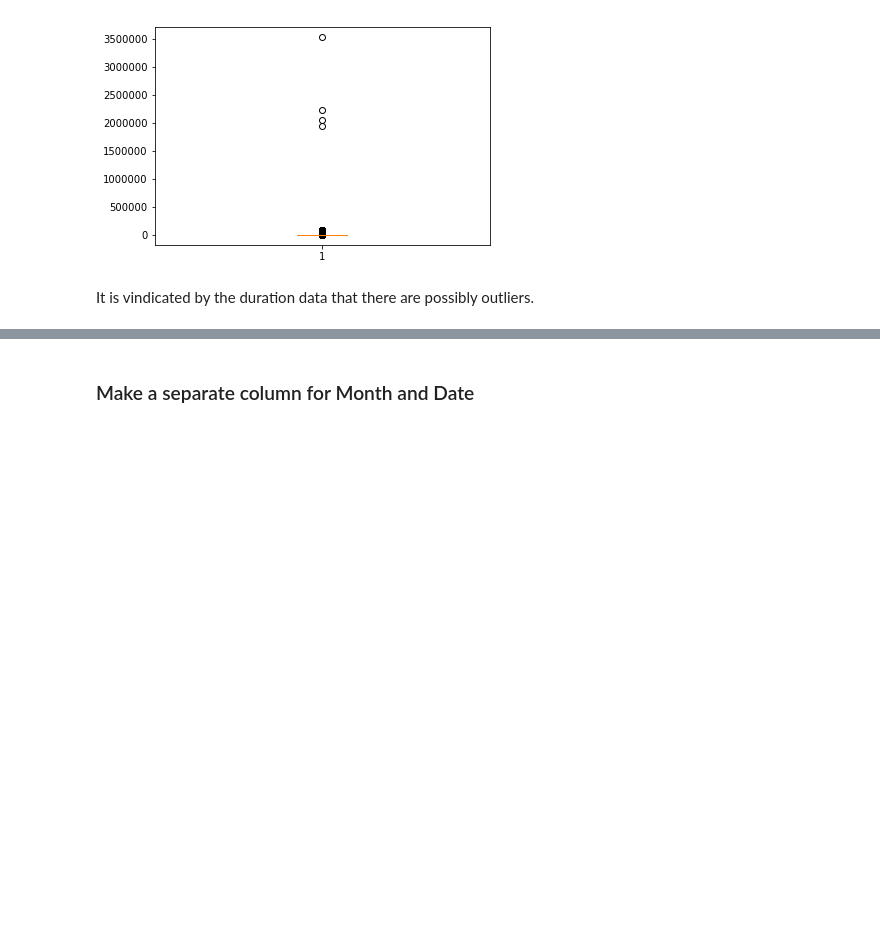
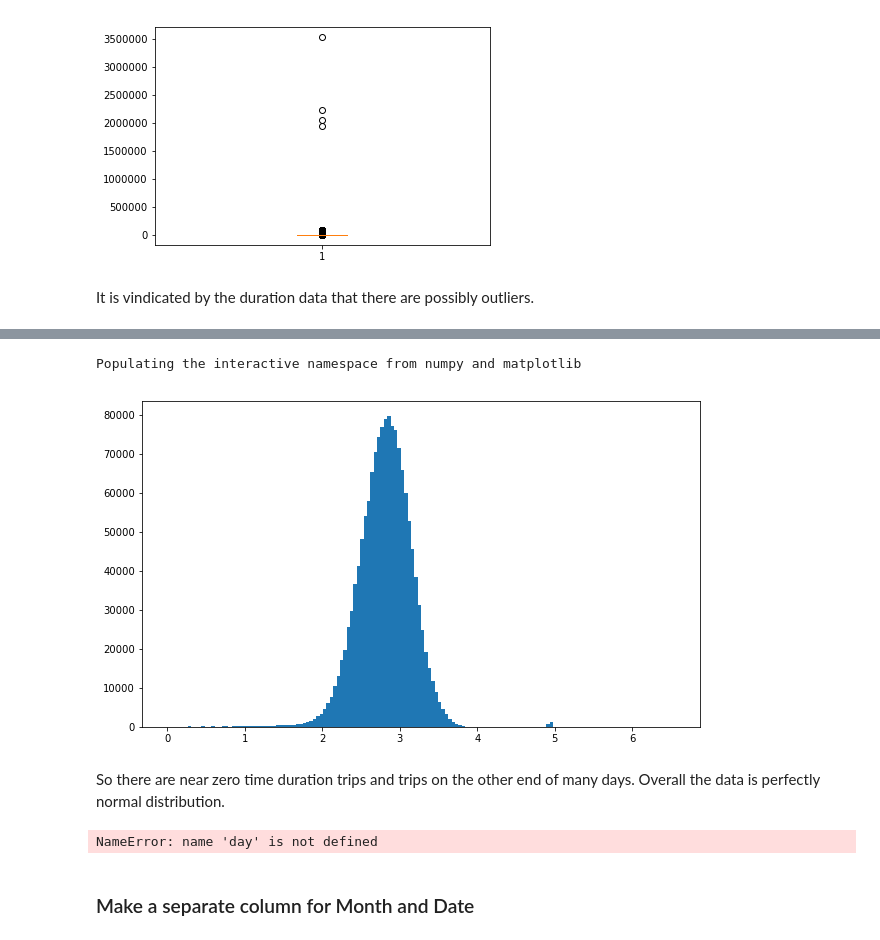
Before and after one commit to jadoonengr/Kaggle-Taxi-NYC, a Jupyter notebook: NYX_Taxi.ipynb, the cells around one changed output, grey strips where cells are left out. Cells and saved outputs as stored; diff of their text form; code cells hidden in the pictures; blank space fills up the shorter version.

```diff
--- a/NYX_Taxi.ipynb
+++ b/NYX_Taxi.ipynb
@@ -220,7 +243,4 @@ dtype: int64
 # %%
-target = train['trip_duration'].values
-combined = train.copy()
-combined.drop(['trip_duration'], axis=1, inplace=True)
-#combined = combined.append(test)
+#combined.drop(['dropoff_datetime'], axis=1, inplace=True)
 combined.shape
 # %% [output]
@@ -314,3 +280,16 @@ df.describe()
+# %%
+%pylab inline
+pylab.rcParams['figure.figsize'] = (10, 6)
+p = plt.hist(log10(target),bins=150)
+# %% [output]
+Populating the interactive namespace from numpy and matplotlib
+[figure, added]
+# %% [markdown]
+So there are near zero time duration trips and trips on the other end of many days. Overall the data is perfectly normal distribution.
+# %%
+time. day(combined['pickup_datetime'])
+# %% [output]
+NameError: name 'day' is not defined
 # %% [markdown]
 ### Make a separate column for Month and Date
 # %%
```
Also changed, not shown: parts of 15 cells of this notebook.
